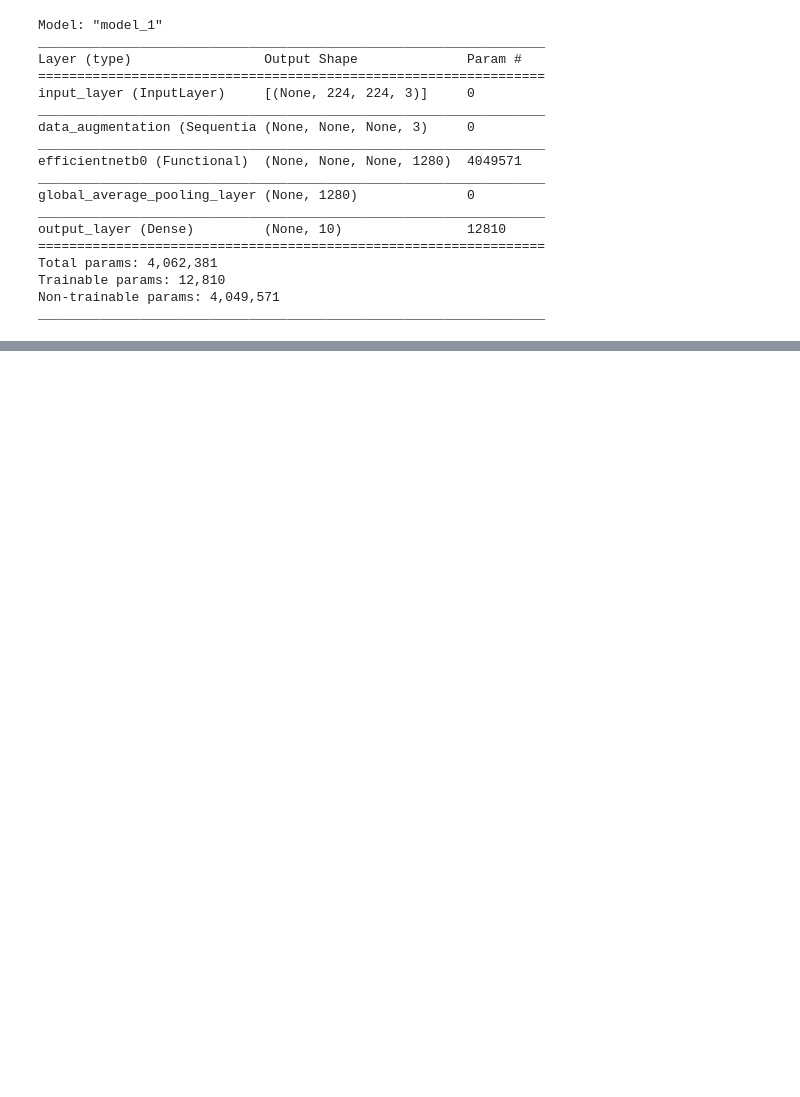
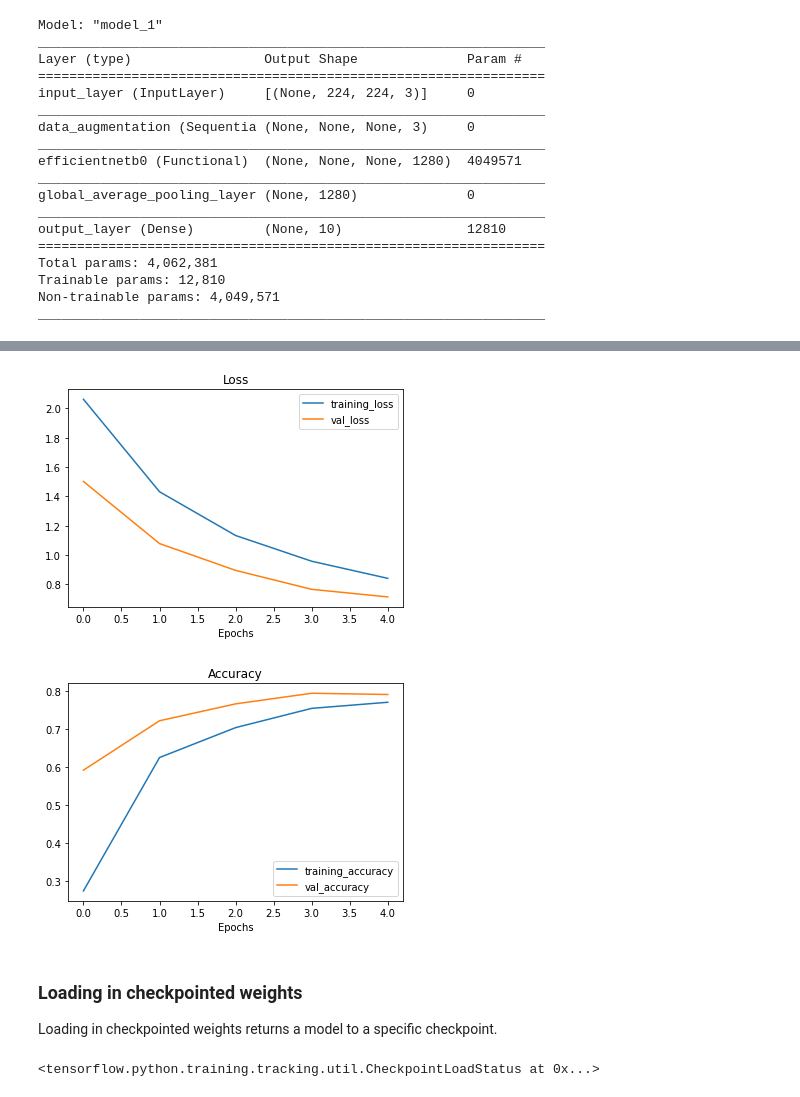
Before and after one commit to dfbeltran/tensorflow_tutorial, a Jupyter notebook: 05_transfer_learning_in_tf_fine_tuning.ipynb, the cells around one changed output, grey strips where cells are left out. Drawn from its saved outputs; the diff is of its cells as text; code cells hidden in the pictures; blank space fills up the shorter version.

Commit message:
Finished model 3

```diff
--- a/05_transfer_learning_in_tf_fine_tuning.ipynb
+++ b/05_transfer_learning_in_tf_fine_tuning.ipynb
@@ -529,0 +553,18 @@ plot_loss_curves(history_1_percent)
+# %%
+# Create model 2 with data augmentation
+from tensorflow.keras import layers
+from tensorflow.keras.models import Sequential
+
+# Build data augmentation layer
+data_augmentation = Sequential([
+    layers.RandomFlip('horizontal'),
+    layers.RandomHeight(0.2),
+    layers.RandomWidth(0.2),
+    layers.RandomZoom(0.2),
+    layers.RandomRotation(0.2),
+    #layers.Rescaling(1/255.) # In this model not required
+
+], name = 'data_augmentation')
+
+# Setup the input shape to our model
+input_shape = IMG_SIZE + (3, ) # (224, 224, 3)
@@ -529,0 +599,10 @@ plot_loss_curves(history_1_percent)
+# %%
+# Checkpoint path
+checkpoint_path = './tmp/ten_percent_model_checkpoints_weights/'
+
+# Create a ModelCheckpoint callback that saves the model's weights only
+checkpoint_callback = tf.keras.callbacks.ModelCheckpoint(checkpoint_path,
+                                                        save_weights_only=True,
+                                                        save_best_only=False,
+                                                        save_freq = 'epoch',
+                                                        verbose = 1)
@@ -529,0 +611,11 @@ plot_loss_curves(history_1_percent)
+# %%
+# Fit the model saving checkpoints every epoch
+initial_epochs = 5
+history_10_percent_data_aug = model_2.fit(train_data_10_percent,
+                                         batch_size=32,
+                                         epochs = initial_epochs,
+                                         validation_data = test_data,
+                                         validation_steps = int(0.25 * len(test_data)),
+                                         callbacks = [create_tensorboard_callback(dir_name = 'transfer_learning',
+                                                                                 experiment_name='10_percent_data_aug'),
+                                                     checkpoint_callback])
@@ -529,0 +655,15 @@ plot_loss_curves(history_1_percent)
+# %%
+# Plot model loss curves
+plot_loss_curves(history_10_percent_data_aug)
+# %% [output]
+[figure, added]
+[figure, added]
+# %% [markdown]
+### Loading in checkpointed weights
+
+Loading in checkpointed weights returns a model to a specific checkpoint.
+# %%
+# Load in saved model weights and evaluate model
+model_2.load_weights(checkpoint_path)
+# %% [output]
+<tensorflow.python.training.tracking.util.CheckpointLoadStatus at 0x...>
```
Also changed, not shown: parts of 38 cells of this notebook, 1 other file.
